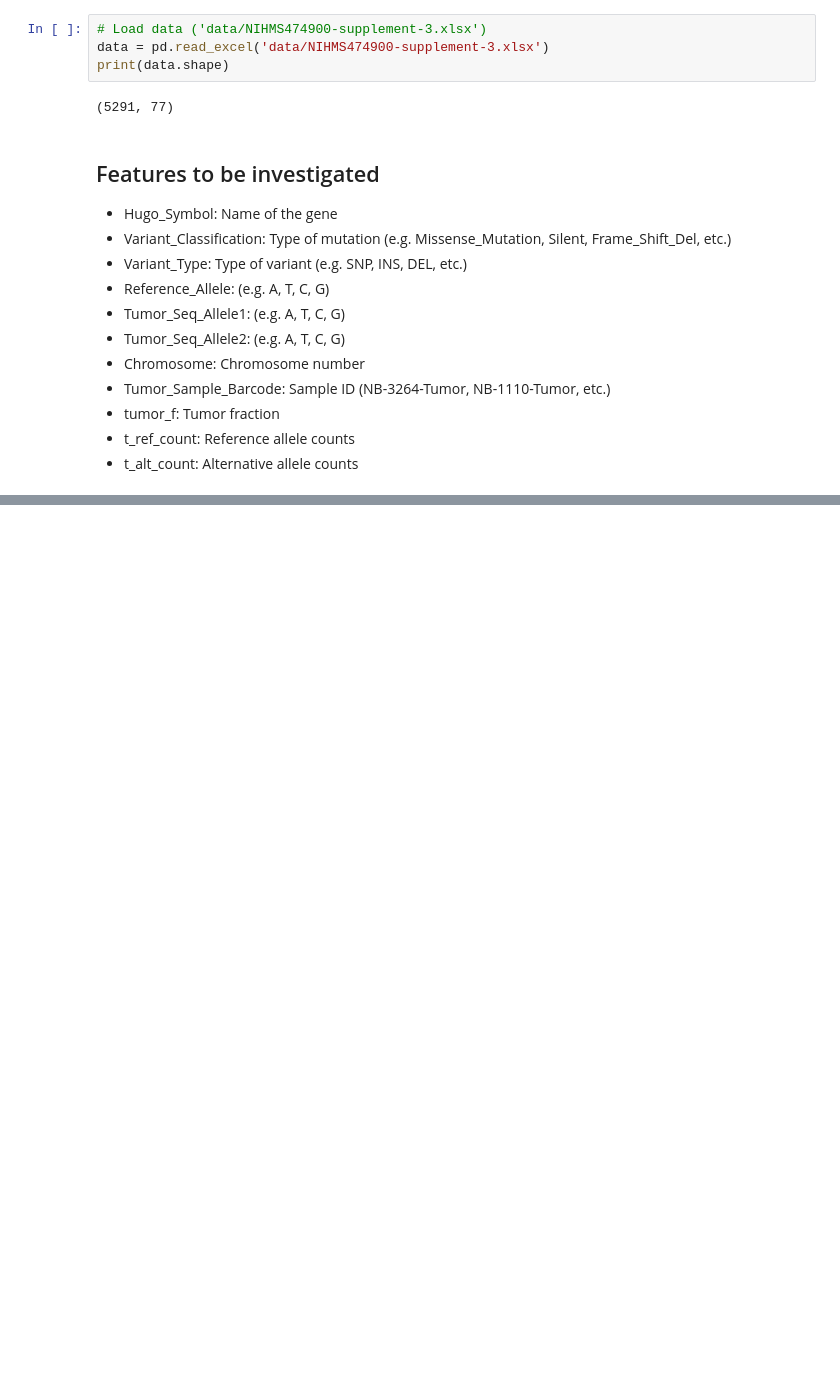
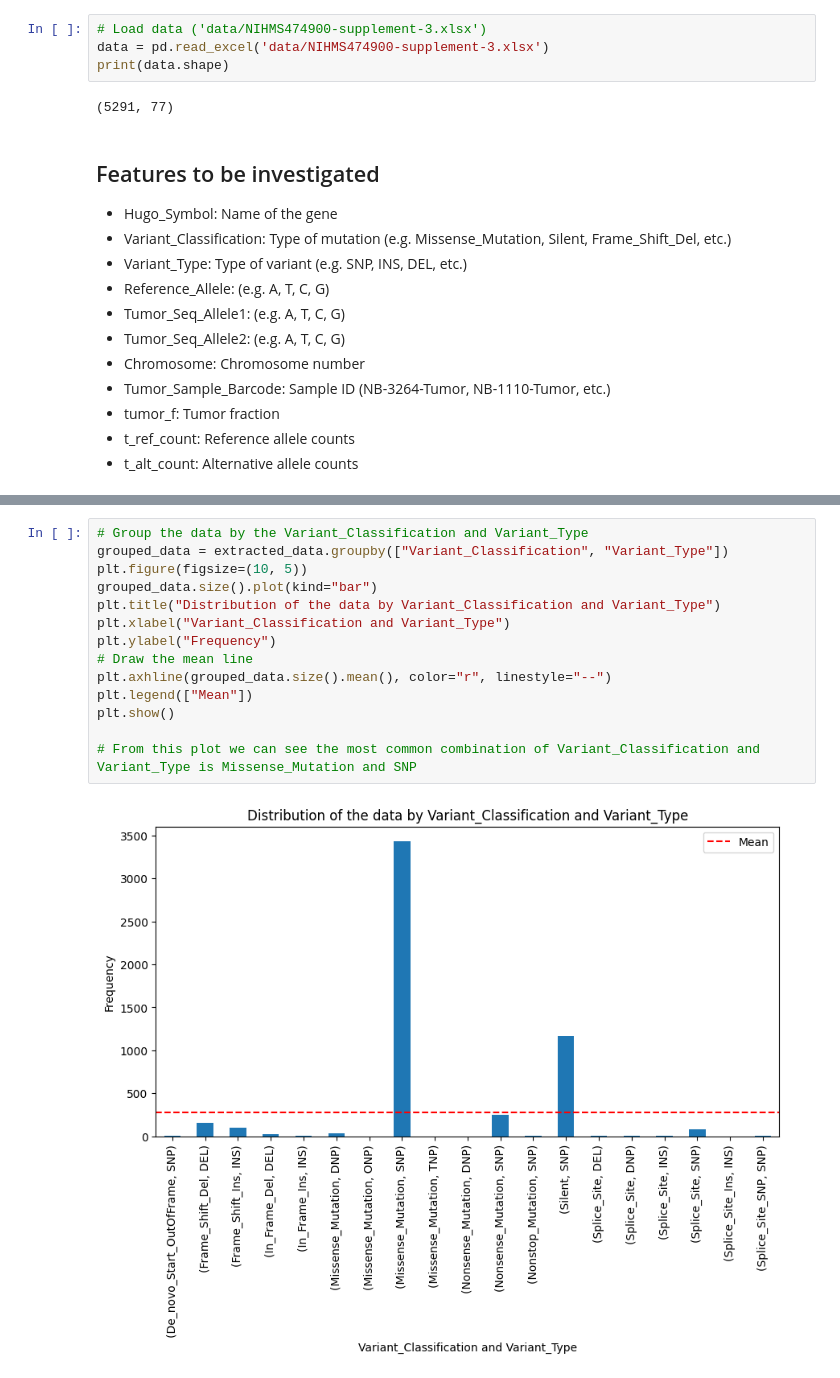
Before and after one commit to davidbobek/Genetic_landscape_of_high-risk_neuroblastoma, a Jupyter notebook: main.ipynb, the cells around one changed output, grey strips where cells are left out. Saved outputs shown, nothing was run; the diff lists cells and outputs as text; blank space fills up the shorter version.

```diff
--- a/main.ipynb
+++ b/main.ipynb
@@ -100,0 +120,16 @@ assert (
+# %%
+# Group the data by the Variant_Classification and Variant_Type
+grouped_data = extracted_data.groupby(["Variant_Classification", "Variant_Type"])
+plt.figure(figsize=(10, 5))
+grouped_data.size().plot(kind="bar")
+plt.title("Distribution of the data by Variant_Classification and Variant_Type")
+plt.xlabel("Variant_Classification and Variant_Type")
+plt.ylabel("Frequency")
+# Draw the mean line
+plt.axhline(grouped_data.size().mean(), color="r", linestyle="--")
+plt.legend(["Mean"])
+plt.show()
+
+# From this plot we can see the most common combination of Variant_Classification and Variant_Type is Missense_Mutation and SNP
+# %% [output]
+[figure, added]
```
Also changed, not shown: parts of 17 cells of this notebook.
